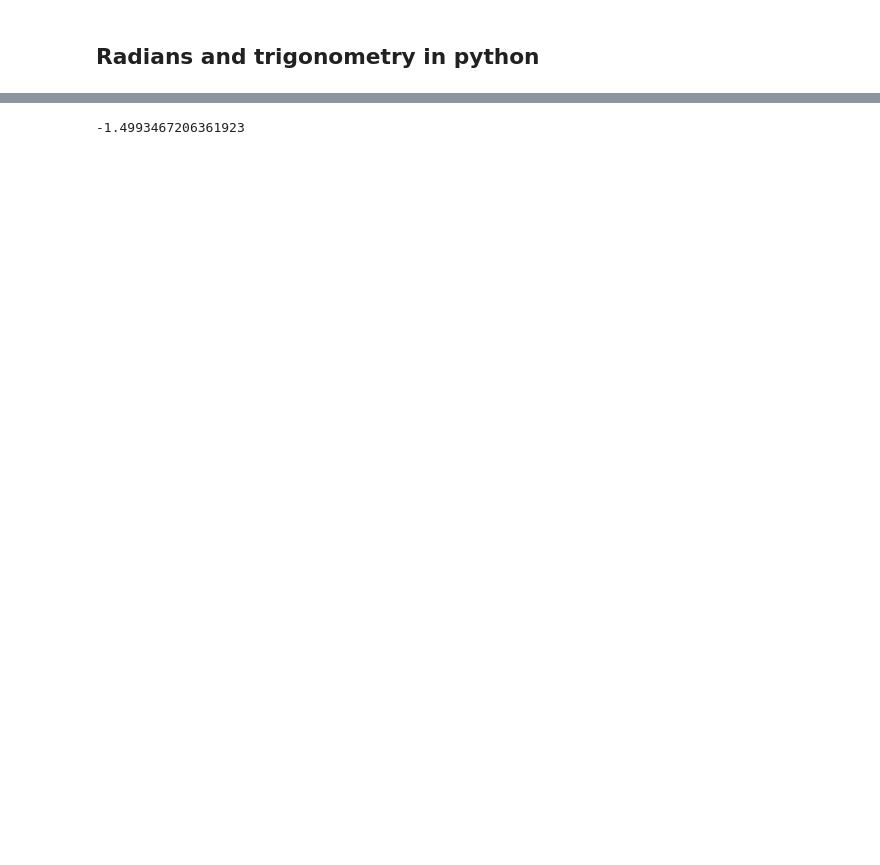
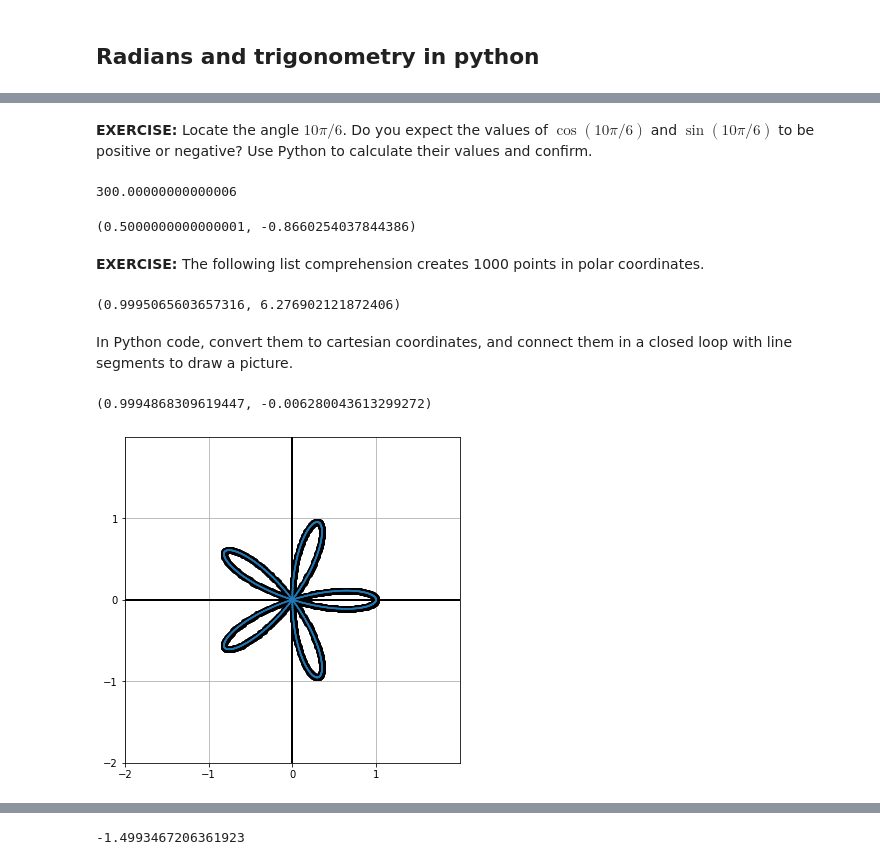
Before and after one commit to saradhimpardha/math_for_programmers, a Jupyter notebook: chapter_02/ch02_exercises.ipynb, the cells around one changed output, grey strips where cells are left out. Saved outputs shown, nothing was run; the diff lists cells and outputs as text; code cells hidden in the pictures; blank space fills up the shorter version.

```diff
--- a/chapter_02/ch02_exercises.ipynb
+++ b/chapter_02/ch02_exercises.ipynb
@@ -373,0 +332,6 @@ atan2(3,-2)
+# %%
+def deg_to_rad(tetha):
+    ## deg to rad = tetha / rad
+    ## deg to rad = tetha / (180 / pi)
+    ## deg to rad = tetha * pi  / 180
+    return deg * pi / 180
@@ -373,0 +428,8 @@ atan2(3,-2)
+# %%
+r = 8.5
+tetha = 125
+
+x = r * cos(deg_to_rad(tetha))
+y = r * sin(deg_to_rad(tetha))
+
+x,y
@@ -373,0 +444,31 @@ atan2(3,-2)
+# %% [markdown]
+**EXERCISE:** Locate the angle $10\pi/6$.  Do you expect the values of $\cos(10\pi/6)$ and $\sin(10\pi/6)$ to be positive or negative?  Use Python to calculate their values and confirm.
+# %%
+rad_to_deg(10*pi/6)
+# %% [output]
+300.00000000000006
+# %%
+cos(10*pi/6), sin(10*pi/6)
+# %% [output]
+(0.5000000000000001, -0.8660254037844386)
+# %% [markdown]
+**EXERCISE:** The following list comprehension creates 1000 points in polar coordinates.
+# %%
+polar_coords = [(cos(5*x*pi/500.0), 2*pi*x/1000.0) for x in range(0,1000)]
+polar_coords[-1]
+# %% [output]
+(0.9995065603657316, 6.276902121872406)
+# %% [markdown]
+In Python code, convert them to cartesian coordinates, and connect them in a closed loop with line segments to draw a picture.
+# %%
+cartesian_coords = [to_cartesian(vector) for vector in polar_coords]
+cartesian_coords[-1]
+# %% [output]
+(0.9994868309619447, -0.006280043613299272)
+# %%
+draw(
+    Points(*cartesian_coords),
+    Polygon(*cartesian_coords)
+)
+# %% [output]
+[figure, added]
```
Also changed, not shown: parts of 101 cells of this notebook.
